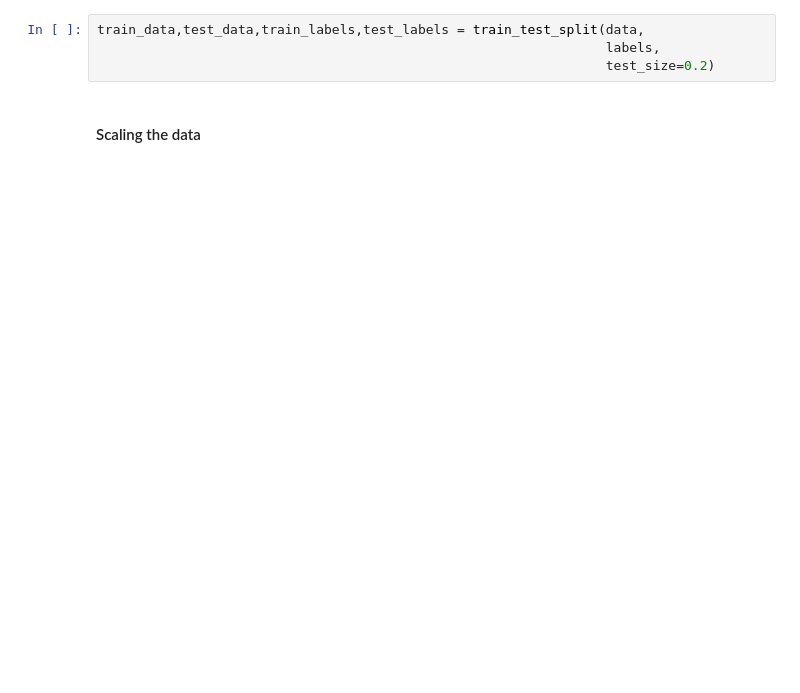
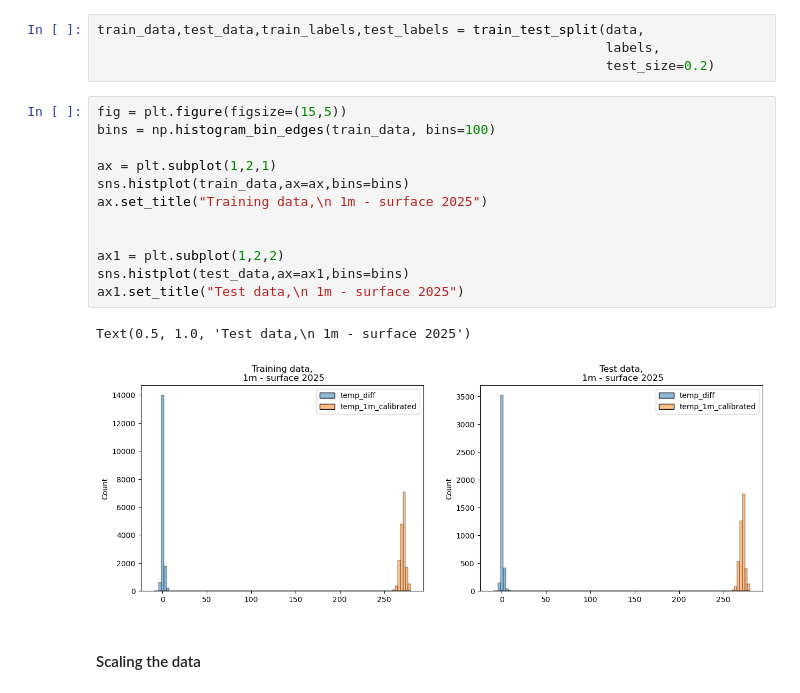
Before and after one commit to johtj/data_analysis_ml_project3, a Jupyter notebook: autoencoder.ipynb, the cells around one changed output. Drawn from its saved outputs; the diff is of its cells as text; blank space fills up the shorter version.

```diff
--- a/autoencoder.ipynb
+++ b/autoencoder.ipynb
@@ -53,5 +73,20 @@ labels = dataset_2025["temp_1m_quality_flag"]
 train_data,test_data,train_labels,test_labels = train_test_split(data,
                                                                  labels,
                                                                  test_size=0.2)
+# %%
+fig = plt.figure(figsize=(15,5))
+bins = np.histogram_bin_edges(train_data, bins=100)
+
+ax = plt.subplot(1,2,1)
+sns.histplot(train_data,ax=ax,bins=bins)
+ax.set_title("Training data,\n 1m - surface 2025")
+
+
+ax1 = plt.subplot(1,2,2)
+sns.histplot(test_data,ax=ax1,bins=bins)
+ax1.set_title("Test data,\n 1m - surface 2025")
+# %% [output]
+Text(0.5, 1.0, 'Test data,\n 1m - surface 2025')
+[figure, added]
 # %% [markdown]
 #### Scaling the data
```
Also changed, not shown: parts of 20 cells of this notebook, 8 other files.
